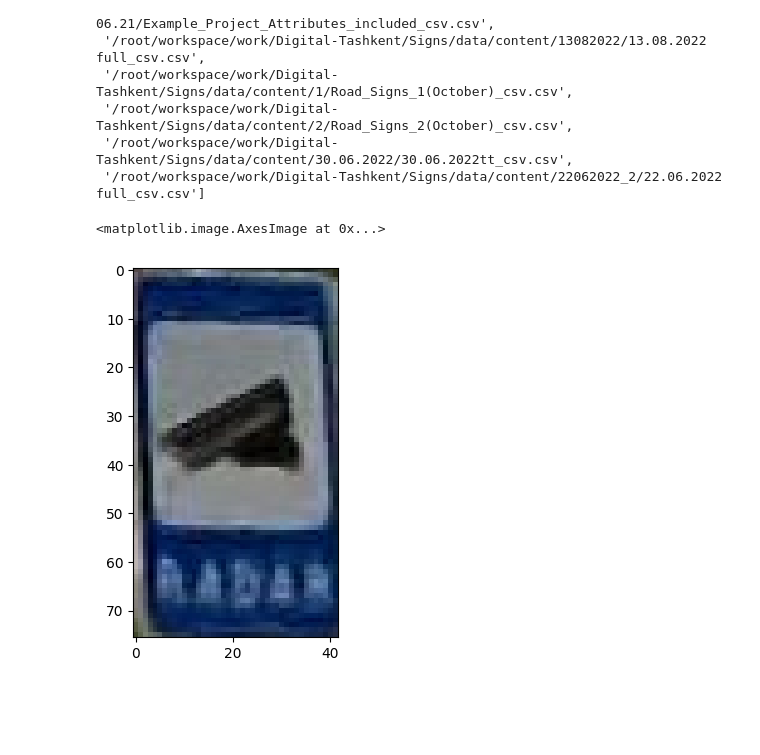
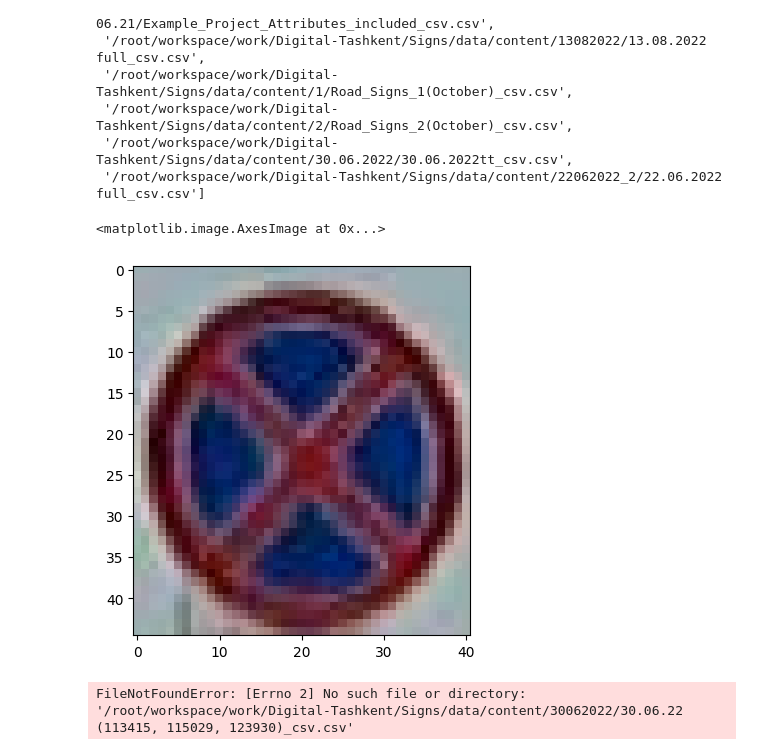
Before and after one commit to t1masavin/traffic-detection, a Jupyter notebook: classification/cls.ipynb, the cells around one changed output. Cells and saved outputs as stored; diff of their text form; code cells hidden in the pictures; blank space fills up the shorter version.

```diff
--- a/classification/cls.ipynb
+++ b/classification/cls.ipynb
@@ -83,11 +90,11 @@ def joiner(csv_item):
     return data
 # %%
 # 18 trash file
-index = 18
+index = 17
 data = joiner(list_train[index])
 im, bbox = get_image(data, index)
 bbox = list(map(int, bbox))
 plt.imshow(get_crop(im, bbox))
 # %% [output]
 <matplotlib.image.AxesImage at 0x...>
-[figure, old version]
+[figure, new version]
@@ -93,0 +120,33 @@ plt.imshow(get_crop(im, bbox))
+# %%
+data_list = []
+for item in list_train:
+    data = joiner(item)
+    data.dropna(inplace=True)
+    data.drop_duplicates(inplace=True)
+    data_list.append(data)
+    for item in list_train:
+        data = joiner(item)
+        data.dropna(inplace=True)
+        data.drop_duplicates(inplace=True)
+        for image in data['image'].unique():
+            df = data[data['image'] == image]
+            img = cv2.imread(image)
+            for index in range(len(df)):
+
+                # name = image + str(index)
+                series = df.iloc[index]
+                try:
+                    cls_ = re.sub('\s+', '', series['name'])
+                    cls_ = cls_.split()[0]
+                    bbox = get_bbox(series)
+                    bbox = list(map(int, bbox))
+                    im = get_crop(img, bbox)
+                    image_pth = get_image_name(series)
+                    pth = f"data/signs/{cls_}"
+                    Path(pth).mkdir(parents=True, exist_ok=True)
+                    cv2.imwrite(pth + f'/{image_pth}_{index}.jpg', im)
+
+                except:
+                    continue
+# %% [output]
+FileNotFoundError: [Errno 2] No such file or directory: '/root/workspace/work/Digital-Tashkent/Signs/data/content/30062022/30.06.22 (113415, 115029, 123930)_csv.csv'
```
Also changed, not shown: parts of 9 cells of this notebook.
